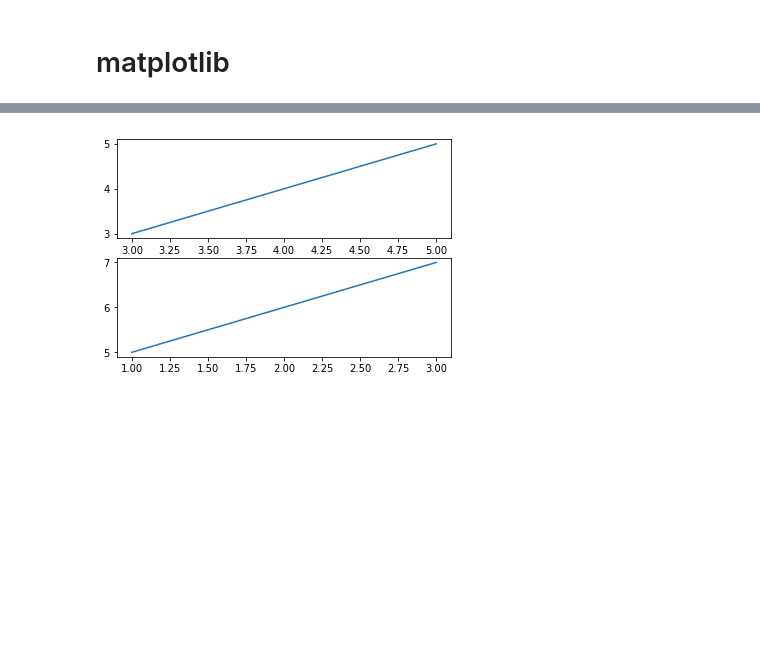
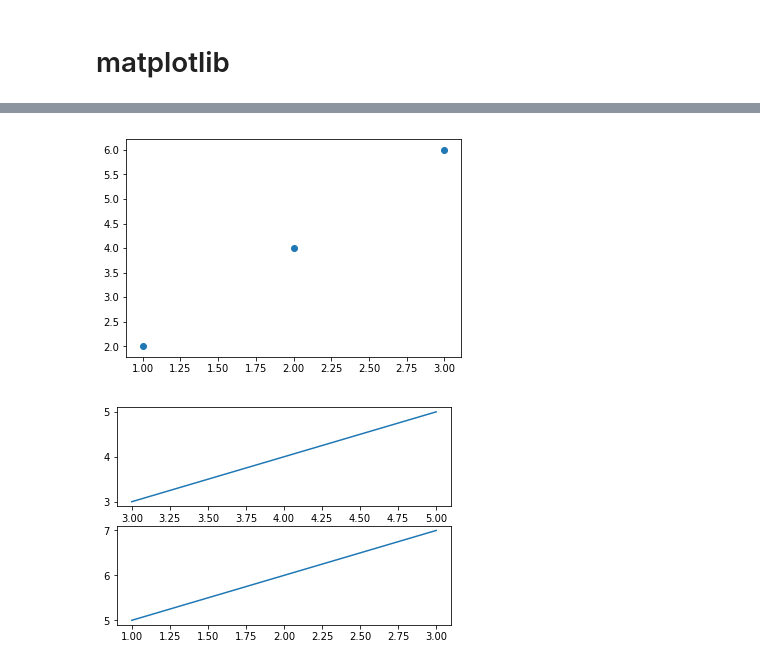
Before and after one commit to shadowimp/python-is-all-you-need, a Jupyter notebook: notebook/numpy_tutorial.ipynb, the cells around one changed output, grey strips where cells are left out. Drawn from its saved outputs; the diff is of its cells as text; code cells hidden in the pictures; blank space fills up the shorter version.

```diff
--- a/notebook/numpy_tutorial.ipynb
+++ b/notebook/numpy_tutorial.ipynb
@@ -239,3 +263,8 @@ plt.show()
+# %%
+plt.scatter(x,y) #散点图
+plt.show()
+# %% [output]
+[figure, added]
 # %%
 x = [3,4,5]
 y = [3,4,5]
```
Also changed, not shown: parts of 8 cells of this notebook, 29 other files.
